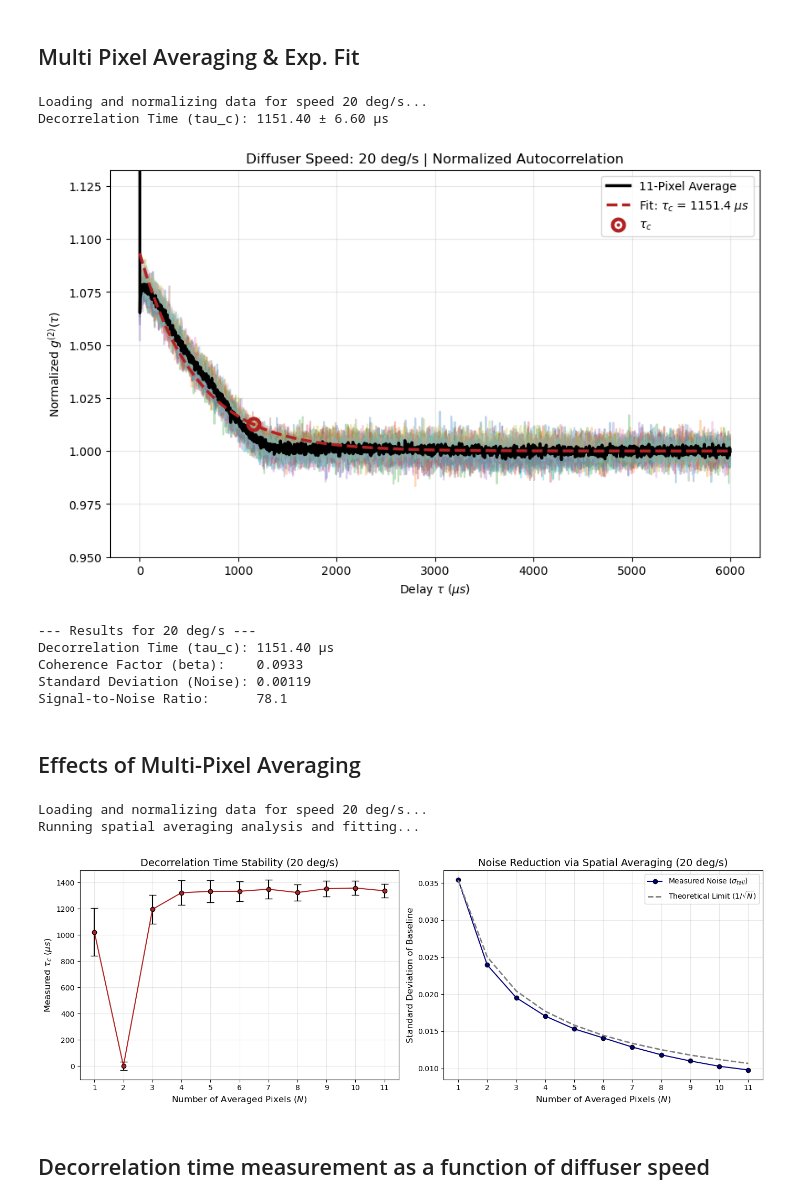
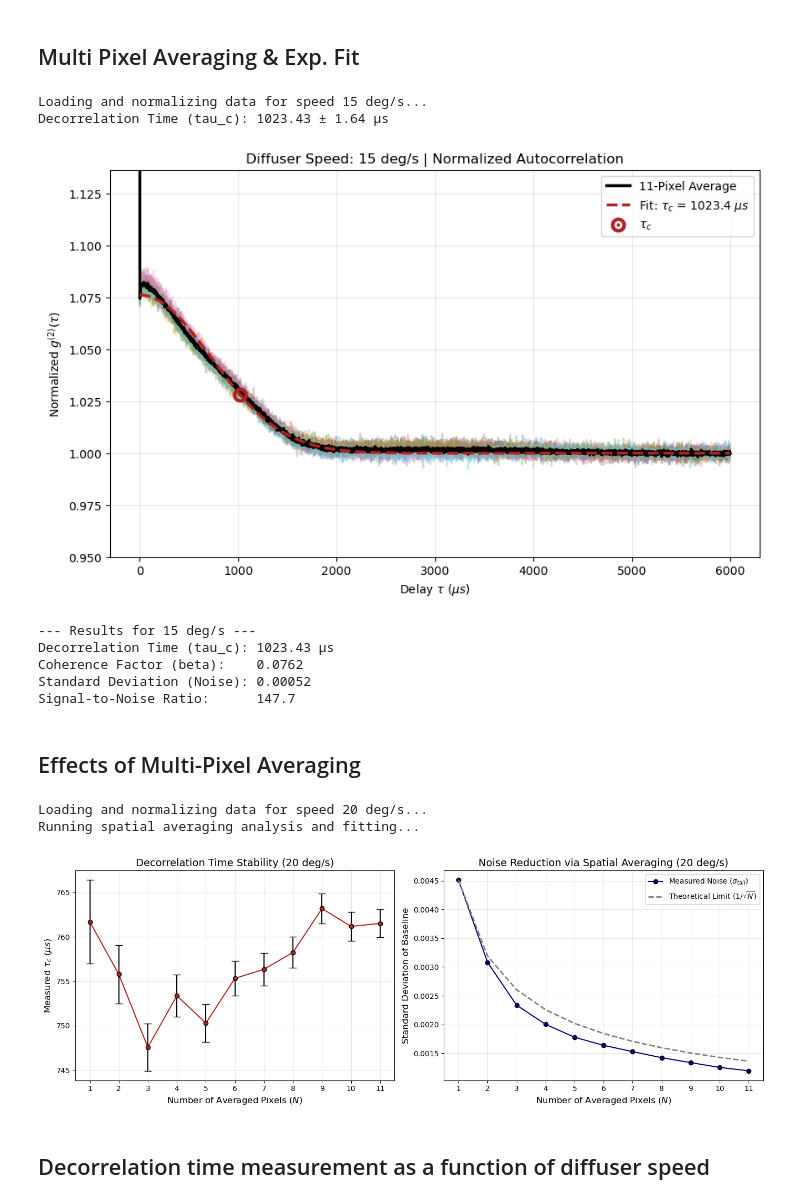
Before and after one commit to Barroso01/optics-spad-measurements-python, a Jupyter notebook: jupyter-notebooks/decorrelation_11ch.ipynb, the cells around one changed output. Cells and saved outputs as stored; diff of their text form; code cells hidden in the pictures.

Commit message:
Ballistic fit model

```diff
--- a/jupyter-notebooks/decorrelation_11ch.ipynb
+++ b/jupyter-notebooks/decorrelation_11ch.ipynb
@@ -343,14 +343,8 @@ t_us = t_axis / 1_000_000  # Convert from ps to  micro s.
 
 # Define exponential function
 def g2_model(tau, baseline, beta, tau_c):
-    """
-    Standard unnormalized DCS autocorrelation model.
-    tau: Time delay
-    baseline: The flat random coincidence rate
-    beta: Coherence factor (determines the height of the peak)
-    tau_c: Decorrelation time (the target variable)
-    """
-    return baseline * (1 + beta * np.exp(-2 * tau / tau_c))
+    #return baseline * (1 + beta * np.exp(-2 * tau / tau_c)) # Original
+    return baseline * (1 + beta * np.exp(- tau**2 / tau_c**2))
 
 # Parameter estimation
 # The algorithm needs a starting point to find the mathematical minimum
@@ -418,8 +412,8 @@ import matplotlib.pyplot as plt
 from scipy.optimize import curve_fit
 
 # Select experimental data
-folder_path = "../data/raw/decorrelation_11ch/spad_line_data_run8"
-target_speed = 20                  # Speed to analyze (0, 5, 10, 15, 20)
+folder_path = "../data/raw/decorrelation_11ch/spad_line_data_run11"
+target_speed = 15                  # Speed to analyze (0, 5, 10, 15, 20)
 run_label = f"complete-785nm-CW-diff{target_speed}degsec"
 spad_channels = range(1, 12)        # Pixels 1 through 11
 
@@ -469,7 +463,7 @@ hist_fit = hist_pos[start_idx:]
 # Fit
 # The baseline is strictly 1.0, so it's removed from the fit parameters
 def g2_model(tau, beta, tau_c):
-    return 1.0 + beta * np.exp(-2 * tau / tau_c)
+    return 1.0 + beta * np.exp(- tau**2 / tau_c**2)
 
 # Initial Guesses
 peak_guess = np.max(hist_fit[:50])
@@ -511,43 +505,42 @@ try:
     plt.plot(t_pos, fit_curve, color='firebrick', linewidth=2.5, linestyle='--',
              label=f"Fit: $\\tau_c$ = {fit_tau_c:.1f} $\\mu s$")
 
     # Plot the calculated decorrelation time.
-    plt.scatter(fit_tau_c,1+(fit_beta*np.exp(-2)), marker='.', linewidth=10, zorder=5, color='firebrick', label= f"$\\tau_c$")
-
+    plt.scatter(fit_tau_c,1+(fit_beta*np.exp(-1)), marker='.', linewidth=10, zorder=5, color='firebrick', label= f"$\\tau_c$")
     plt.title(f"Diffuser Speed: {target_speed} deg/s | Normalized Autocorrelation")
     plt.xlabel("Delay $\\tau$ ($\\mu s$)")
     plt.ylabel("Normalized $g^{(2)}(\\tau)$")
 
     # Zoom Y-Limits around 1.0 and the peak
     #plt.xscale('log')
     plt.ylim(0.95, peak_guess * 1.05)
     plt.grid(True, alpha=0.3)
     plt.legend()
     plt.show()
 
     # Results & Statistics
     print(f"--- Results for {target_speed} deg/s ---")
     print(f"Decorrelation Time (tau_c): {fit_tau_c:.2f} µs")
     print(f"Coherence Factor (beta):    {fit_beta:.4f}")
 
     # Calculate Signal-to-Noise Ratio (SNR)
     # Noise is the standard deviation of the flat tail (last 10% of the fit data)
     tail_std = np.std(hist_fit[-int(len(hist_fit)*0.1):])
     snr = fit_beta / tail_std
     print(f"Standard Deviation (Noise): {tail_std:.5f}")
     print(f"Signal-to-Noise Ratio:      {snr:.1f}")
 
 except RuntimeError:
     print("Error: Curve fitting failed.")
 # %% [output]
-Loading and normalizing data for speed 20 deg/s...
-Decorrelation Time (tau_c): 1151.40 ± 6.60 µs
+Loading and normalizing data for speed 15 deg/s...
+Decorrelation Time (tau_c): 1023.43 ± 1.64 µs
-[figure, old version]
+[figure, new version]
---- Results for 20 deg/s ---
-Decorrelation Time (tau_c): 1151.40 µs
-Coherence Factor (beta):    0.0933
-Standard Deviation (Noise): 0.00119
-Signal-to-Noise Ratio:      78.1
+--- Results for 15 deg/s ---
+Decorrelation Time (tau_c): 1023.43 µs
+Coherence Factor (beta):    0.0762
+Standard Deviation (Noise): 0.00052
+Signal-to-Noise Ratio:      147.7
 # %% [markdown]
 ## Effects of Multi-Pixel Averaging
 # %%
@@ -598,7 +591,7 @@ tau_c_errors = []
 tail_stds = []
 
 def g2_model(tau, beta, tau_c):
-    return 1.0 + beta * np.exp(-2 * tau / tau_c)
+    return 1.0 + beta * np.exp(- tau**2 / tau_c**2)
 
 print("Running spatial averaging analysis and fitting...")
 
@@ -672,7 +665,7 @@ plt.show()
 # %% [output]
 Loading and normalizing data for speed 20 deg/s...
 Running spatial averaging analysis and fitting...
-[figure, old version]
+[figure, new version]
 # %% [markdown]
 ## Decorrelation time measurement as a function of diffuser speed
 # %%
```
Also changed, not shown: parts of 8 cells of this notebook.
